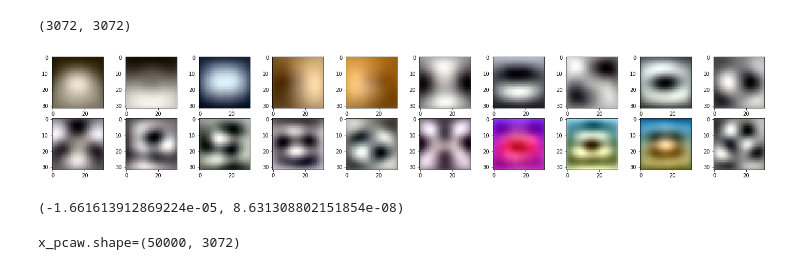
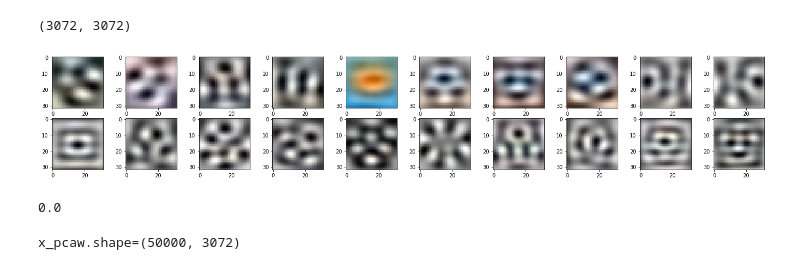
Before and after one commit to rmasutani/sparse, a Jupyter notebook: notebooks/pca_white.ipynb, the cells around one changed output. Drawn from its saved outputs; the diff is of its cells as text; code cells hidden in the pictures.

```diff
--- a/notebooks/pca_white.ipynb
+++ b/notebooks/pca_white.ipynb
@@ -62,15 +58,15 @@ def normalizeImage2(x, epsilon=1E-6):
 # %%
 fig = plt.figure(figsize=(25, 4))
 
 for i in np.arange(20):
     ax = fig.add_subplot(2, 10, i+1)
-    plt.imshow(normalizeImage2(P[i,:]).reshape(32, 32, 3))
+    plt.imshow(normalizeImage2(P[i+20, :]).reshape(32, 32, 3))
 # %% [output]
-[figure, old version]
+[figure, new version]
-# %%
-np.min(P[0]) >  0, np.max(P[0])
-# %% [output]
-(-1.661613912869224e-05, 8.631308802151854e-08)
+# %%
+np.float16(0 - np.dot(P[0, :], P[1, :]) )
+# %% [output]
+0.0
 # %%
 class PCAWhitening:
   def __init__(self, epsilon=1E-6):
```
Also changed, not shown: parts of 1 cell of this notebook, 2 other files.
